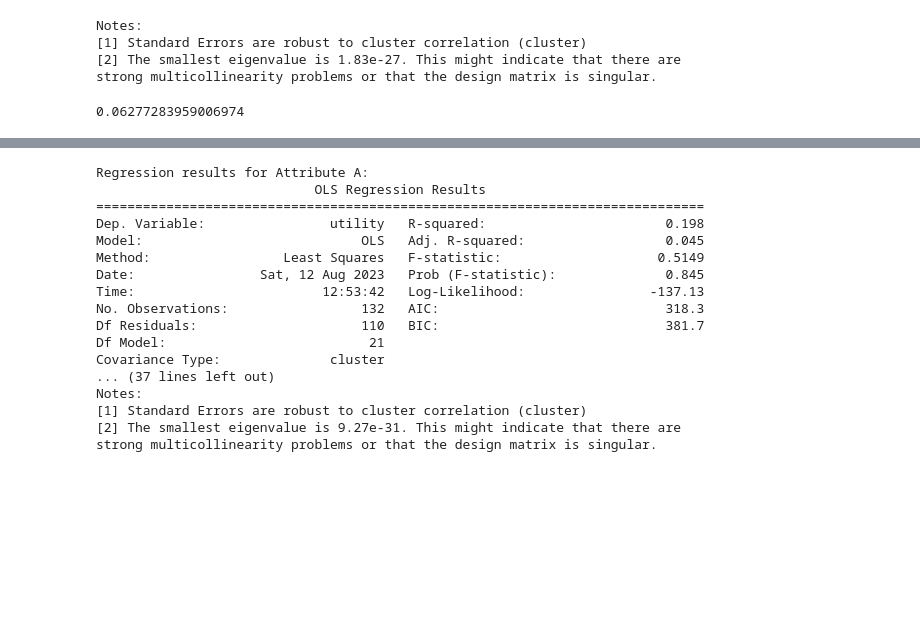
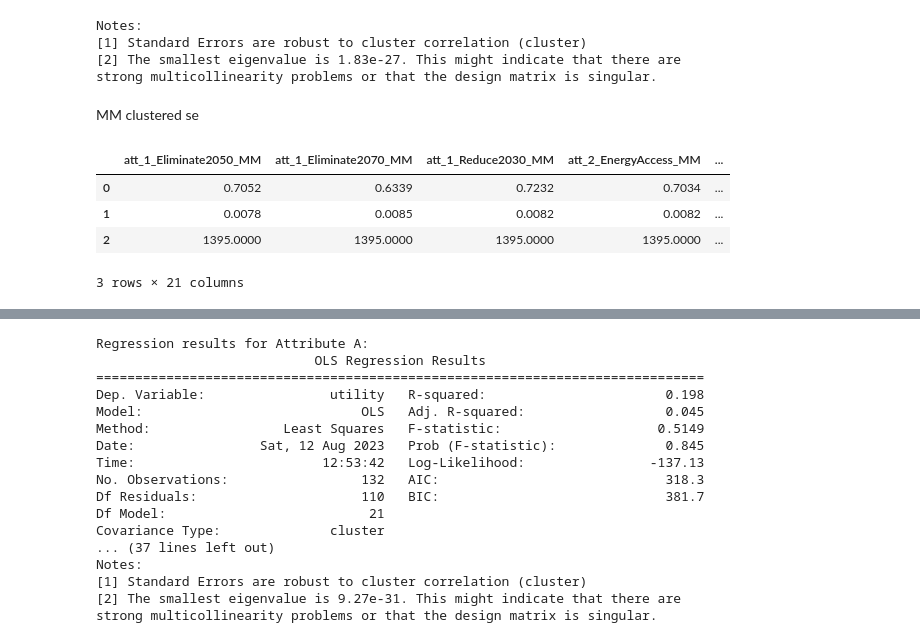
Before and after one commit to sjurlne/Attitudes-Towards-Just-Energy-Transition-Initiatives, a Jupyter notebook: sandbox/sandbox_regressions.ipynb, the cells around one changed output, grey strips where cells are left out. Saved outputs shown, nothing was run; the diff lists cells and outputs as text; code cells hidden in the pictures; blank space fills up the shorter version.

```diff
--- a/sandbox/sandbox_regressions.ipynb
+++ b/sandbox/sandbox_regressions.ipynb
@@ -317,7 +317,64 @@ Notes:
 [1] Standard Errors are robust to cluster correlation (cluster)
 [2] The smallest eigenvalue is 1.83e-27. This might indicate that there are
 strong multicollinearity problems or that the design matrix is singular.
-# %%
-model.rsquared
-# %% [output]
-0.06277283959006974
+# %% [markdown]
+MM clustered se
+# %%
+import numpy as np
+def _calculate_conditional_probability(df, column_x, column_y):
+
+    nobs = len(df) / 12
+    # Step 1: Count occurrences of X=1 and Y=1 simultaneously
+    xy_count = ((df[column_x] == True) & (df[column_y] == True)).sum()
+
+    # Step 2: Count occurrences of X=1
+    x_count = (df[column_x] == True).sum()
+
+    # Step 3: Calculate P(Y=1|X=1)
+    if x_count > 0:
+        probability_y_given_x = xy_count / x_count
+        probability_y_given_x = probability_y_given_x.round(4)
+    else:
+        probability_y_given_x = np.nan
+
+    # Step 4: Calculate standard deviation
+    #variance_y_given_x = (probability_y_given_x * (1 - probability_y_given_x)) / x_count
+    #std_deviation = np.sqrt(variance_y_given_x).round(4)
+
+    # Cluster-robust standard errors
+    X = df[[column_x]].astype(float)
+    X = sm.add_constant(X)
+    model = sm.OLS(df[column_y], X)
+    clustered_se = model.fit(cov_type='cluster', cov_kwds={'groups': df['ID']}).bse[1].round(4)
+
+    return probability_y_given_x, clustered_se, nobs
+
+def marginal_means(df):
+    attributes_levels = df.columns[df.columns.str.startswith('att')]
+
+    outcome = 'support'
+
+    marginal_means ={}
+
+    for att_level in attributes_levels:
+        results = _calculate_conditional_probability(df, att_level, outcome)
+        marginal_means[f'{att_level}_MM'] = []
+        marginal_means[f'{att_level}_MM'].append(results[0])
+        marginal_means[f'{att_level}_MM'].append(results[1])
+        marginal_means[f'{att_level}_MM'].append(results[2])
+
+    return pd.DataFrame(marginal_means)
+
+# Example usage:
+
+df = pd.read_csv(OUT / "data" / "data_regression.csv")
+
+marginal_means_df = marginal_means(df)
+
+marginal_means_df
+# %% [output]
+|  | att_1_Eliminate2050_MM | att_1_Eliminate2070_MM | att_1_Reduce2030_MM | att_2_EnergyAccess_MM | ... |
+| 0 | 0.7052 | 0.6339 | 0.7232 | 0.7034 | ... |
+| 1 | 0.0078 | 0.0085 | 0.0082 | 0.0082 | ... |
+| 2 | 1395.0000 | 1395.0000 | 1395.0000 | 1395.0000 | ... |
+3 rows × 21 columns
```
Also changed, not shown: parts of 1 cell of this notebook, 45 other files.
